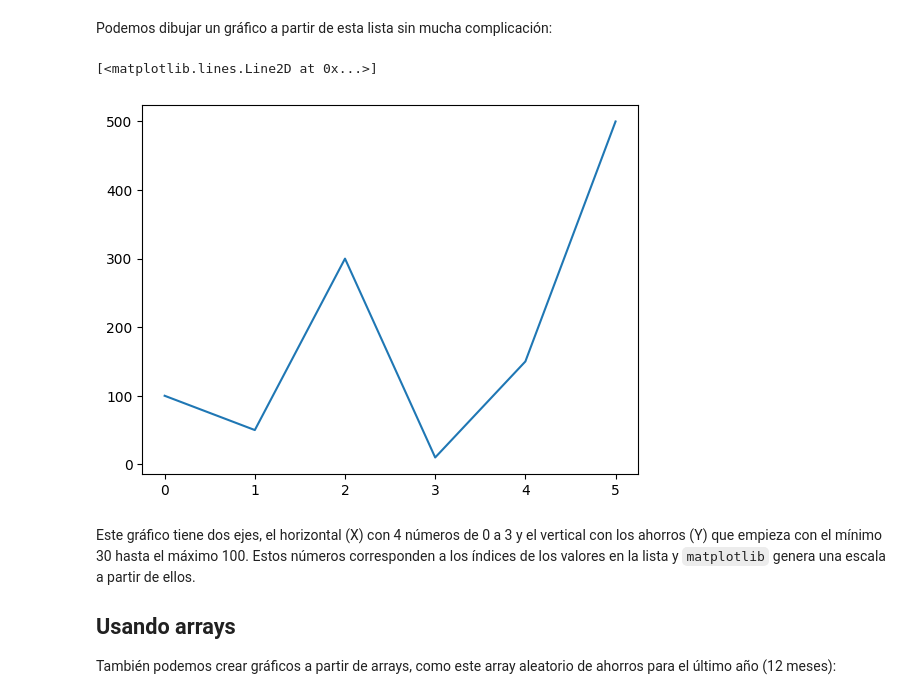
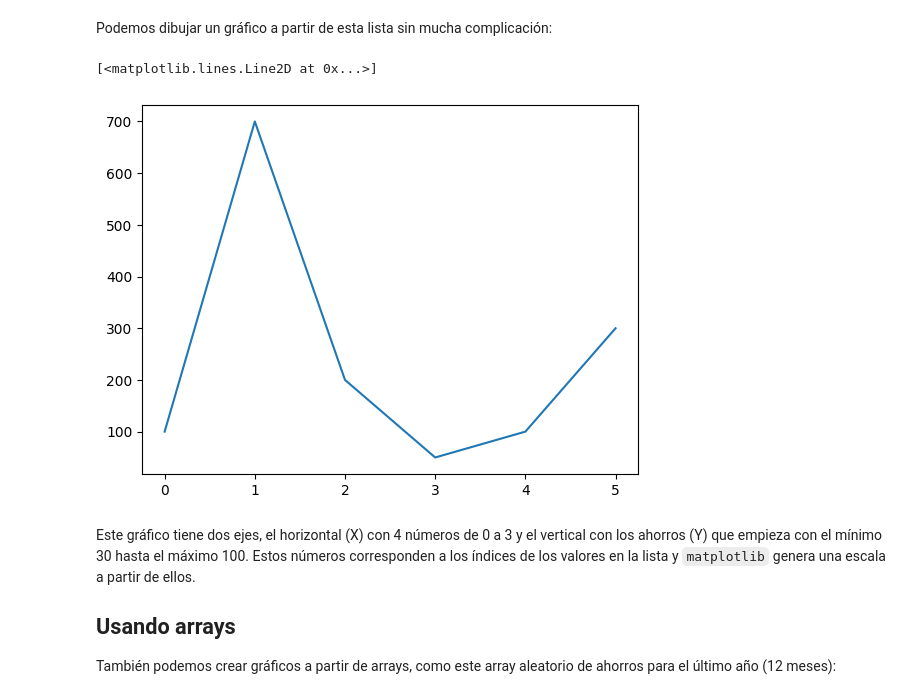
Before and after one commit to matafelipe024-coder/Class12_Matplotlib-Python, a Jupyter notebook: Notebook/02 - Primeros gráficos.ipynb, the cells around one changed output. Saved outputs shown, nothing was run; the diff lists cells and outputs as text; code cells hidden in the pictures.

```diff
--- a/Notebook/02 - Primeros gráficos.ipynb
+++ b/Notebook/02 - Primeros gráficos.ipynb
@@ -13,14 +13,15 @@ Supongamos que necesitamos un gráfico que muestre los ahorros que hemos tenido
 
 Vamos a declarar una lista con ellos:
 # %%
-ahorros = [100, 50, 300, 10, 150, 500]
+ahorros = [100, 700, 200, 50, 100, 300]
 # %% [markdown]
 Podemos dibujar un gráfico a partir de esta lista sin mucha complicación:
 # %%
 # Dibujar gráfico
+plt.plot(ahorros)
 # %% [output]
 [<matplotlib.lines.Line2D at 0x...>]
-[figure, old version]
+[figure, new version]
 # %% [markdown]
 Este gráfico tiene dos ejes, el horizontal (X) con 4 números de 0 a 3 y el vertical con los ahorros (Y) que empieza con el mínimo 30 hasta el máximo 100. Estos números corresponden a los índices de los valores en la lista y `matplotlib` genera una escala a partir de ellos.
 
```
Also changed, not shown: parts of 4 cells of this notebook, 2 other files.
